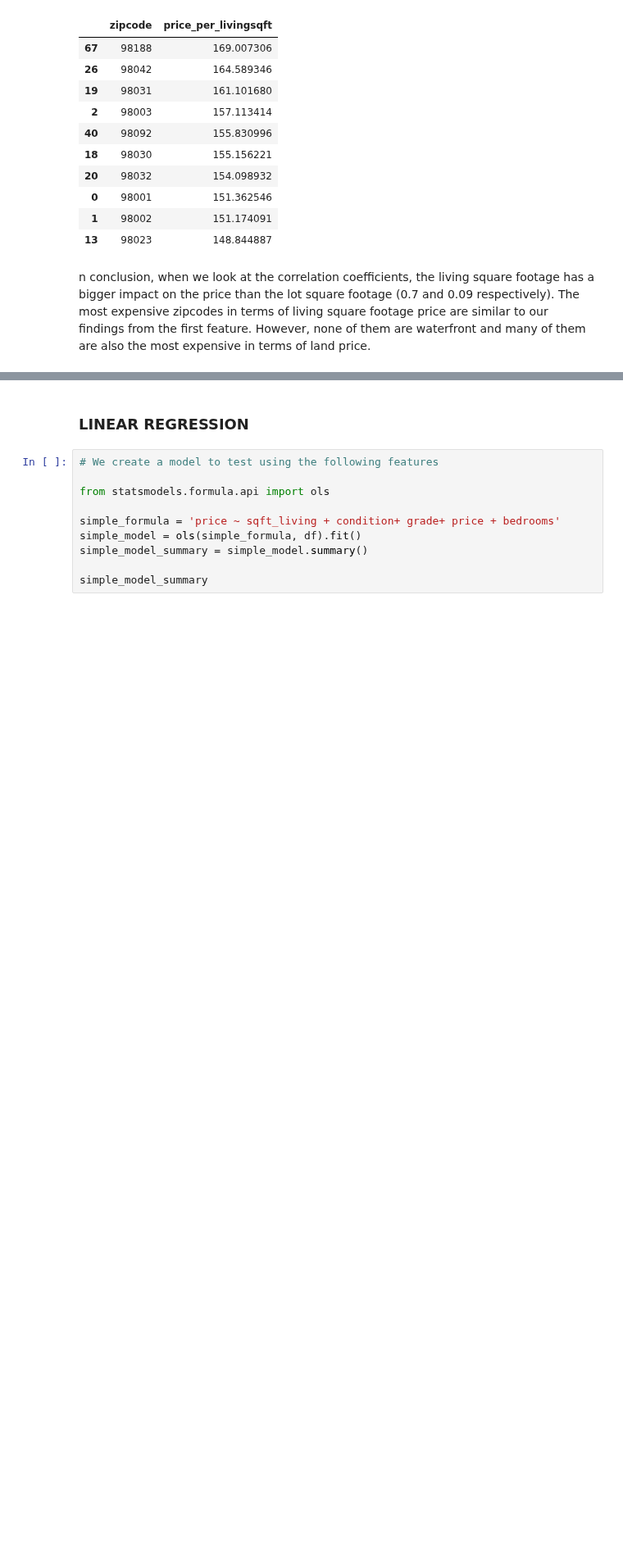
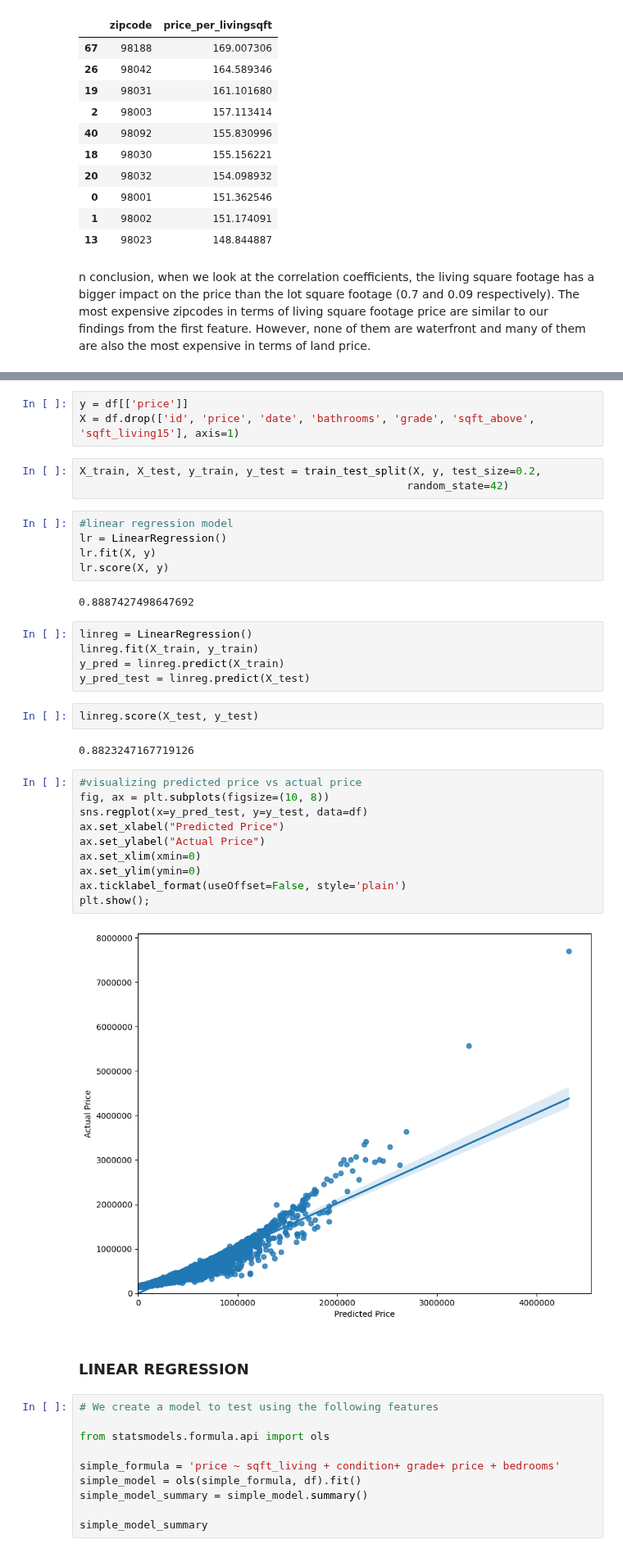
Before and after one commit to Patriciangugi/Project-Phase-2, a Jupyter notebook: Members/Hanan.ipynb, the cells around one changed output, grey strips where cells are left out. Shown at 82% size. Saved outputs shown, nothing was run; the diff lists cells and outputs as text; blank space fills up the shorter version.

```diff
--- a/Members/Hanan.ipynb
+++ b/Members/Hanan.ipynb
@@ -494,3 +500,37 @@ The most expensive zipcodes in terms of living square footage price are similar
+# %%
+y = df[['price']]
+X = df.drop(['id', 'price', 'date', 'bathrooms', 'grade', 'sqft_above', 'sqft_living15'], axis=1)
+# %%
+X_train, X_test, y_train, y_test = train_test_split(X, y, test_size=0.2,
+                                                   random_state=42)
+# %%
+#linear regression model
+lr = LinearRegression()
+lr.fit(X, y)
+lr.score(X, y)
+# %% [output]
+0.8887427498647692
+# %%
+linreg = LinearRegression()
+linreg.fit(X_train, y_train)
+y_pred = linreg.predict(X_train)
+y_pred_test = linreg.predict(X_test)
+# %%
+linreg.score(X_test, y_test)
+# %% [output]
+0.8823247167719126
+# %%
+#visualizing predicted price vs actual price
+fig, ax = plt.subplots(figsize=(10, 8))
+sns.regplot(x=y_pred_test, y=y_test, data=df)
+ax.set_xlabel("Predicted Price")
+ax.set_ylabel("Actual Price")
+ax.set_xlim(xmin=0)
+ax.set_ylim(ymin=0)
+ax.ticklabel_format(useOffset=False, style='plain')
+plt.show();
+# %% [output]
+[figure, added]
 # %% [markdown]
 ### LINEAR REGRESSION
 # %%
```
Also changed, not shown: parts of 2 cells of this notebook.
